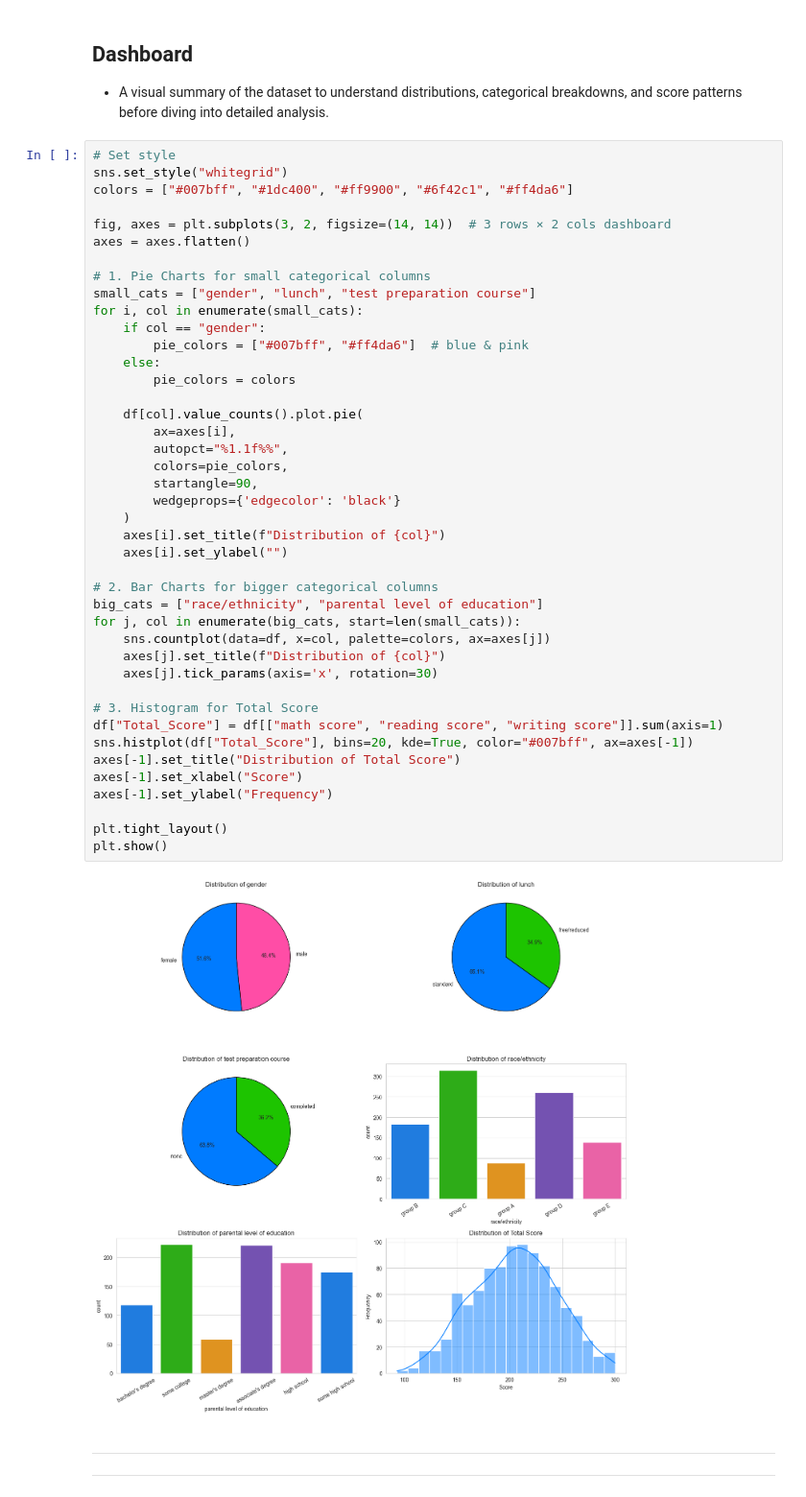
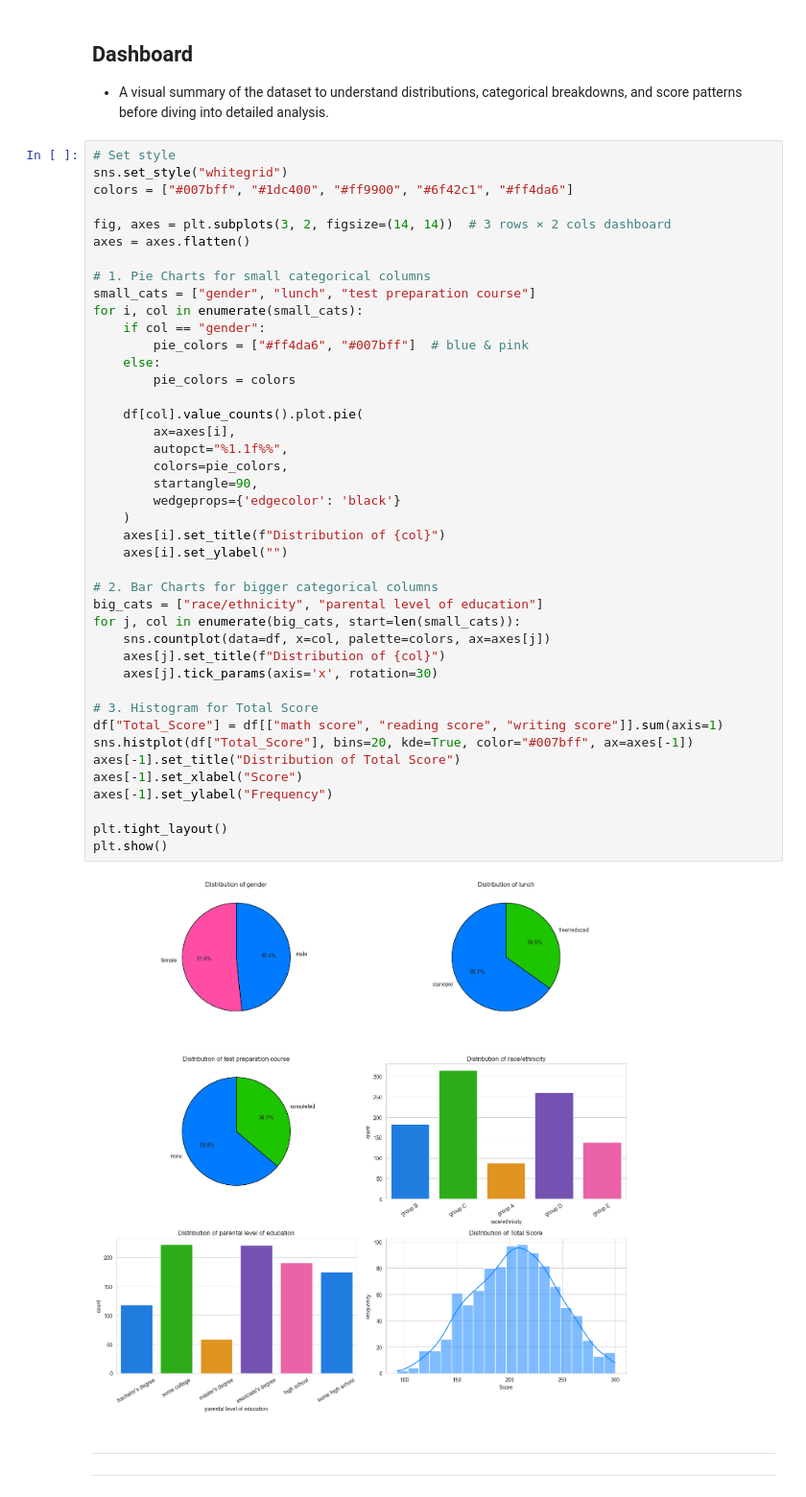
Before and after one commit to kareemtaha3/students_performance_analysis, a Jupyter notebook: notebooks/SPA_V2.ipynb, the cells around one changed output. Shown at 96% size. Cells and saved outputs as stored; diff of their text form.

```diff
--- a/notebooks/SPA_V2.ipynb
+++ b/notebooks/SPA_V2.ipynb
@@ -223,38 +223,38 @@ axes = axes.flatten()
 small_cats = ["gender", "lunch", "test preparation course"]
 for i, col in enumerate(small_cats):
     if col == "gender":
-        pie_colors = ["#007bff", "#ff4da6"]  # blue & pink
+        pie_colors = ["#ff4da6", "#007bff"]  # blue & pink
     else:
         pie_colors = colors
 
     df[col].value_counts().plot.pie(
         ax=axes[i],
         autopct="%1.1f%%",
         colors=pie_colors,
         startangle=90,
         wedgeprops={'edgecolor': 'black'}
     )
     axes[i].set_title(f"Distribution of {col}")
     axes[i].set_ylabel("")
 
 # 2. Bar Charts for bigger categorical columns
 big_cats = ["race/ethnicity", "parental level of education"]
 for j, col in enumerate(big_cats, start=len(small_cats)):
     sns.countplot(data=df, x=col, palette=colors, ax=axes[j])
     axes[j].set_title(f"Distribution of {col}")
     axes[j].tick_params(axis='x', rotation=30)
 
 # 3. Histogram for Total Score
 df["Total_Score"] = df[["math score", "reading score", "writing score"]].sum(axis=1)
 sns.histplot(df["Total_Score"], bins=20, kde=True, color="#007bff", ax=axes[-1])
 axes[-1].set_title("Distribution of Total Score")
 axes[-1].set_xlabel("Score")
 axes[-1].set_ylabel("Frequency")
 
 plt.tight_layout()
 plt.show()
 # %% [output]
-[figure, old version]
+[figure, new version]
 # %% [markdown]
 ---
 ---
```
Also changed, not shown: 1 other file.
